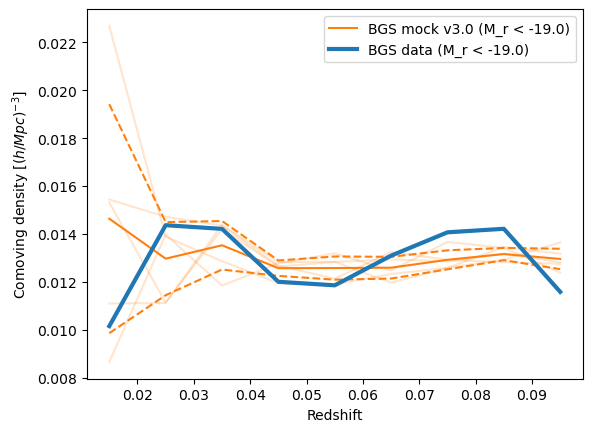
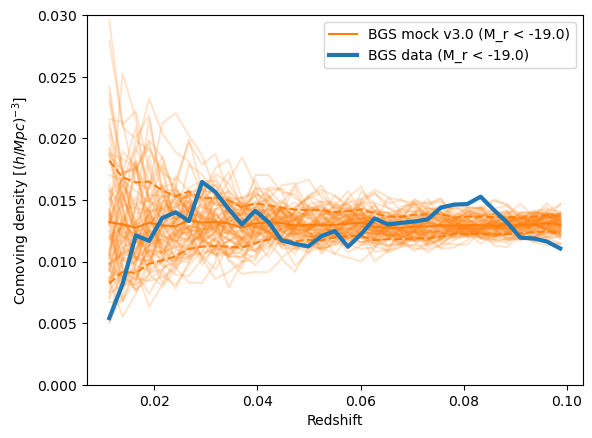
Code edit (unified diff) that turned the first committed figure into the second:
--- before
+++ after
@@ -15,4 +15,4 @@
 plt.xlabel('Redshift')
 plt.legend()
-#plt.ylim(0, 0.01)
+plt.ylim(0, 0.03)
 plt.savefig(f"../plots/nz_bgs_clustering_data_Mr_lt_-19.0_vs_mock_{cfg.version_bgs_clus}.pdf")

Commit: added utils module and rewrite of fp_clus